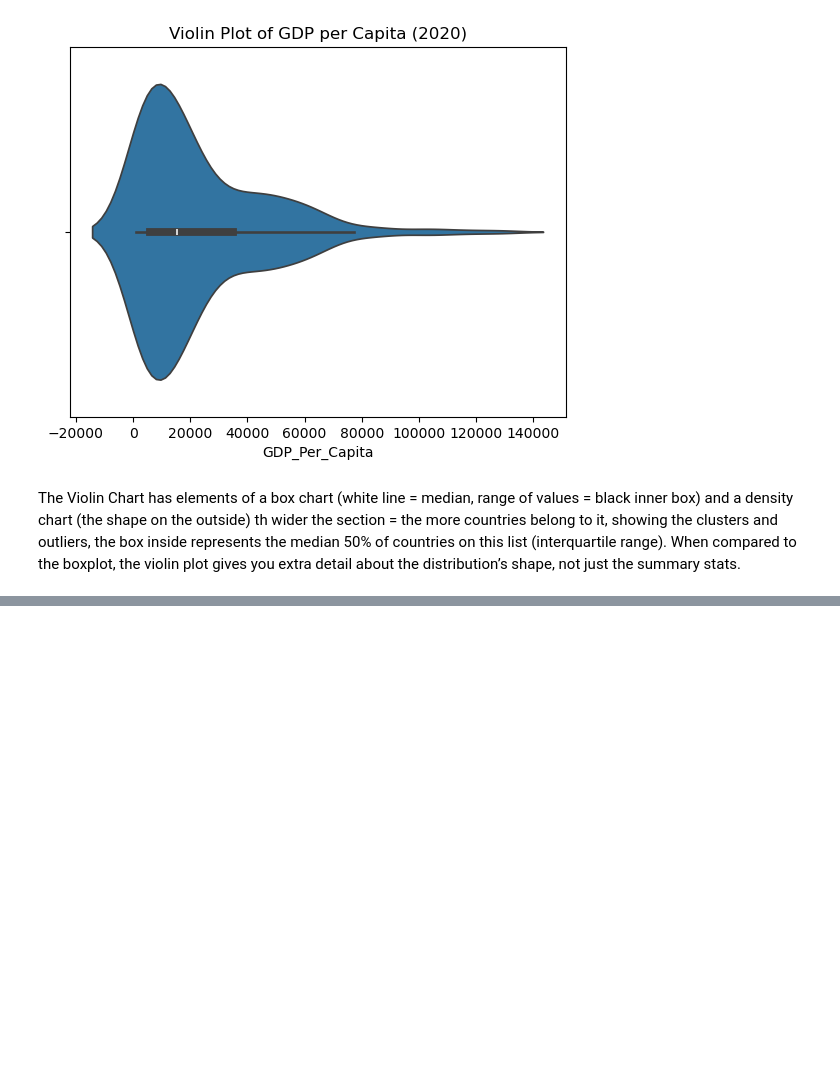
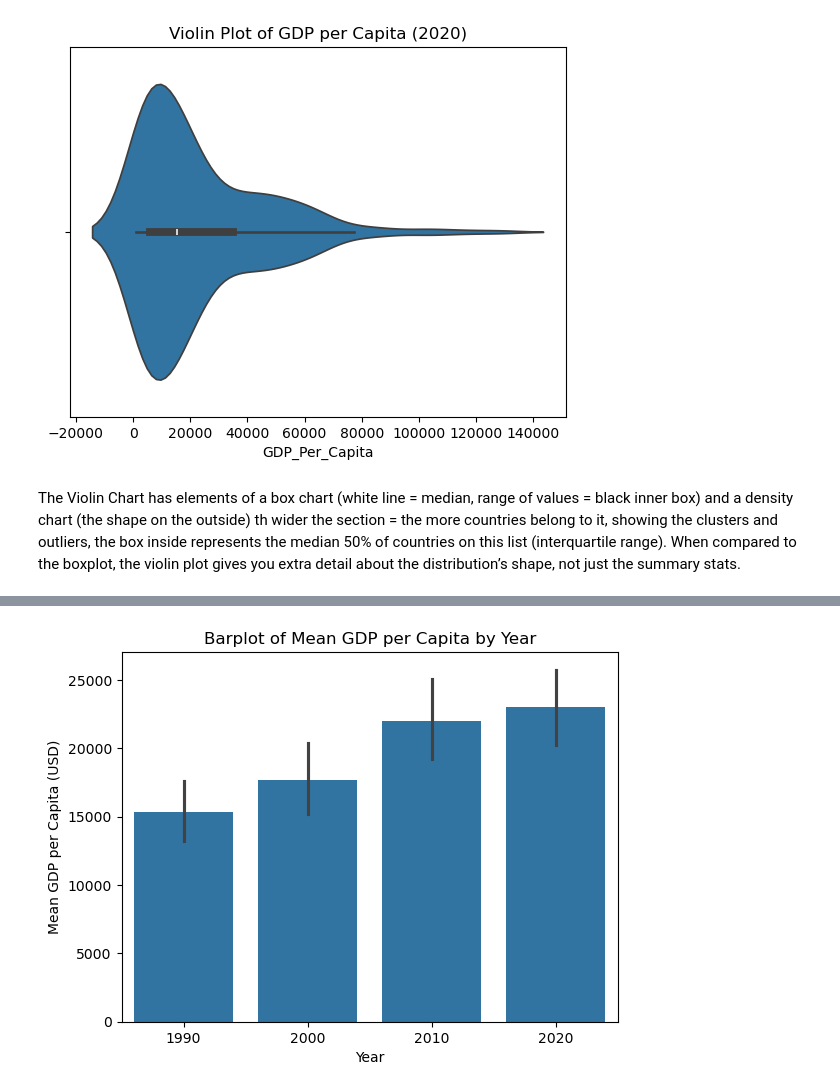
Before and after one commit to NSS-Data-Analytics-Cohort-16/da16-python-gdp-and-internet-use-analysis-MatthewRitchey, a Jupyter notebook: notebooks/gdp_per_capita.ipynb, the cells around one changed output, grey strips where cells are left out. Cells and saved outputs as stored; diff of their text form; code cells hidden in the pictures; blank space fills up the shorter version.

```diff
--- a/notebooks/gdp_per_capita.ipynb
+++ b/notebooks/gdp_per_capita.ipynb
@@ -190,0 +215,8 @@ When compared to the boxplot, the violin plot gives you extra detail about the d
+# %%
+# Barplot
+sns.barplot(x="Year", y="GDP_Per_Capita", data=gdp_decades, estimator=np.mean)
+plt.title("Barplot of Mean GDP per Capita by Year")
+plt.ylabel("Mean GDP per Capita (USD)")
+plt.show()
+# %% [output]
+[figure, added]
```
Also changed, not shown: parts of 6 cells of this notebook.
